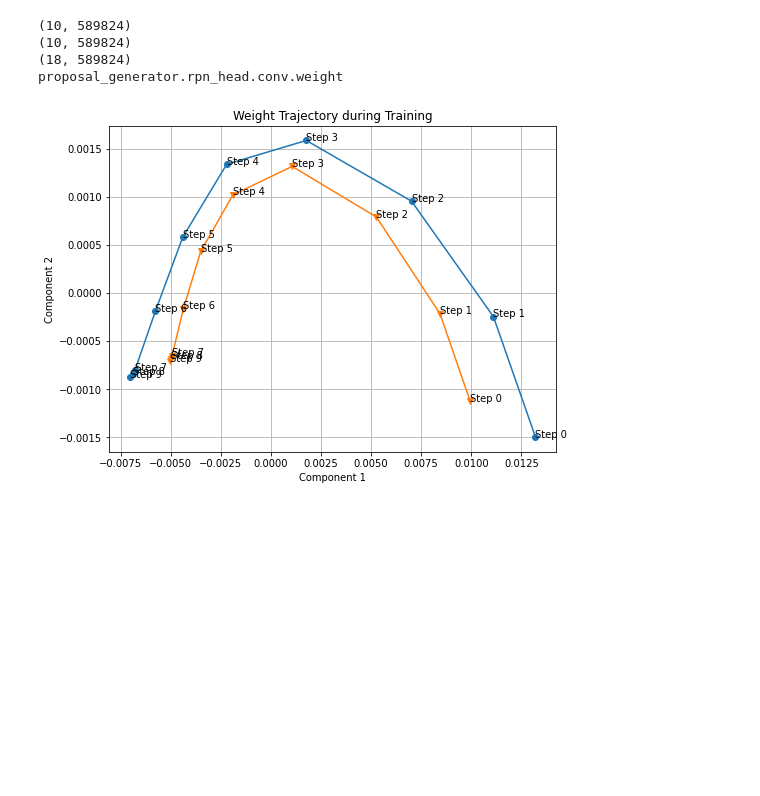
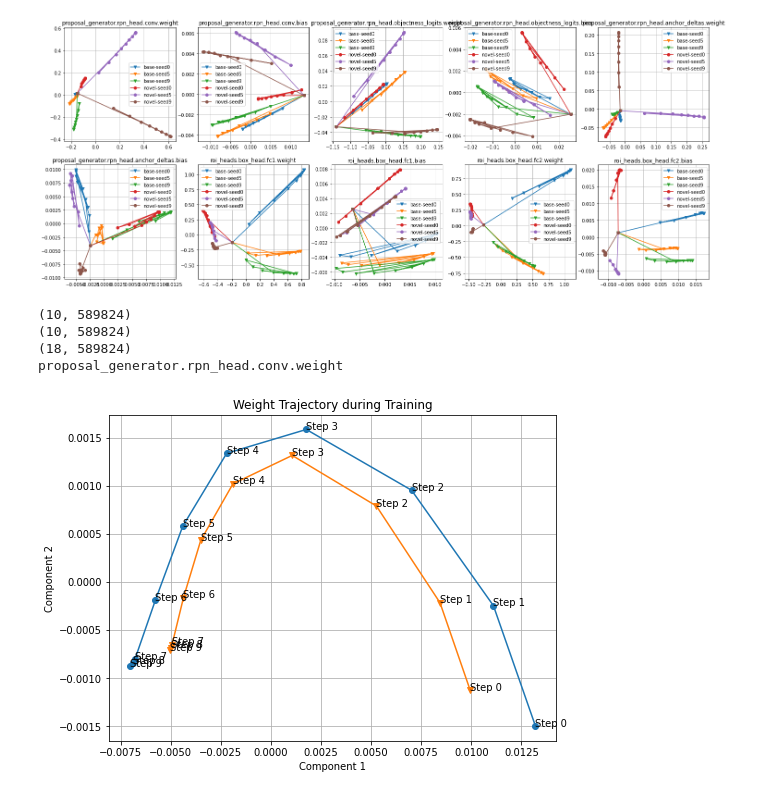
Before and after one commit to vlgdglv/mega, a Jupyter notebook: foreign/workspace.ipynb, the cells around one changed output. Cells and saved outputs as stored; diff of their text form; code cells hidden in the pictures; blank space fills up the shorter version.

Commit message:
plot base and novel fs train

```diff
--- a/foreign/workspace.ipynb
+++ b/foreign/workspace.ipynb
@@ -36,3 +67,61 @@ def load_weights(weight_dir, param_name):
+# %%
+base_dirs = "../checkpoints/coco/exp1022/fsod_r101_base/fsrw-like/1shot_seed{}"
+novel_dirs = "../checkpoints/coco/exp1022/fsod_r101_novel/fsrw-like/1shot_seed{}"
+base_weights, novel_weights = [], []
+for i in 0,5,9:
+    base_weights.append(load_all_weights(base_dirs.format(i)))
+    novel_weights.append(load_all_weights(novel_dirs.format(i)))
+# %%
+param_list = ['proposal_generator.rpn_head.conv.weight', 'proposal_generator.rpn_head.conv.bias', 'proposal_generator.rpn_head.objectness_logits.weight', 'proposal_generator.rpn_head.objectness_logits.bias', 'proposal_generator.rpn_head.anchor_deltas.weight', 'proposal_generator.rpn_head.anchor_deltas.bias', 'roi_heads.box_head.fc1.weight', 'roi_heads.box_head.fc1.bias', 'roi_heads.box_head.fc2.weight', 'roi_heads.box_head.fc2.bias', 'roi_heads.box_predictor.cls_score.weight', 'roi_heads.box_predictor.cls_score.bias', 'roi_heads.box_predictor.bbox_pred.weight', 'roi_heads.box_predictor.bbox_pred.bias']
+
+fig, axes = plt.subplots(nrows=2, ncols=5, figsize=(25, 10))
+
+for i in range(len(param_list[:10])):
+    ax = axes[i // 5][i % 5]
+    bases, novels = [], []
+    bases.append(extract_weights(base_weights[0], param_list[i]))
+    bases.append(extract_weights(base_weights[1], param_list[i]))
+    bases.append(extract_weights(base_weights[2], param_list[i]))
+    novels.append(extract_weights(novel_weights[0], param_list[i]))
+    novels.append(extract_weights(novel_weights[1], param_list[i]))
+    novels.append(extract_weights(novel_weights[2], param_list[i]))
+
+    labels, texts = [], []
+    for idx, weight in enumerate(chain(bases, novels)):
+        labels.append([idx for _ in range(weight.shape[0])])
+        texts.append([f'step {s}' for s in range(weight.shape[0])])
+
+    X = np.concatenate((bases[0], bases[1], bases[2], novels[0], novels[1], novels[2]), axis=0)
+    Y = np.concatenate((labels[0], labels[1], labels[2], labels[3], labels[4], labels[5]), axis=0)
+    texts = np.concatenate((texts[0], texts[1], texts[2], texts[3], texts[4], texts[5]), axis=0)
+
+    cols = [f'feature_{i}' for i in range(X.shape[1])]
+    df = pd.DataFrame(X, columns=cols)
+    df['label'] = Y
+    df['text'] = np.array(texts,)
+
+    pca = PCA(n_components=2)
+    pca_result = pca.fit_transform(df[cols].values)
+    df['pca-one'] = pca_result[:, 0]
+    df['pca-two'] = pca_result[:, 1]
+
+    ax.plot(df[df['label'] == 0]['pca-one'], df[df['label'] == 0]['pca-two'], marker='v', label="base-seed0")
+    ax.plot(df[df['label'] == 1]['pca-one'], df[df['label'] == 1]['pca-two'], marker='v', label="base-seed5")
+    ax.plot(df[df['label'] == 2]['pca-one'], df[df['label'] == 2]['pca-two'], marker='v', label="base-seed9")
+    ax.plot(df[df['label'] == 3]['pca-one'], df[df['label'] == 3]['pca-two'], marker='o', label="novel-seed0")
+    ax.plot(df[df['label'] == 4]['pca-one'], df[df['label'] == 4]['pca-two'], marker='o', label="novel-seed5")
+    ax.plot(df[df['label'] == 5]['pca-one'], df[df['label'] == 5]['pca-two'], marker='o', label="novel-seed9")
+
+    for n in range(6):
+        for i in range(bases[0].shape[0]):
+            ax.text(df[df['label'] == 0]['pca-one'].iloc[i], df[df['label'] == 0]['pca-two'].iloc[i], f'Step {i}', fontsize=9)
+    # ax.set_xlabel("QPS(1/s)", )
+    ax.legend()
+    ax.grid(True)
+    ax.set_title(param_list[i])
+plt.savefig('../images/weight_in_train_fs.pdf',)
+# %% [output]
+[figure, added]
 # %%
 # param_name = "proposal_generator.rpn_head.conv.weight"
 
```
Also changed, not shown: parts of 2 cells of this notebook, 3 other files.
